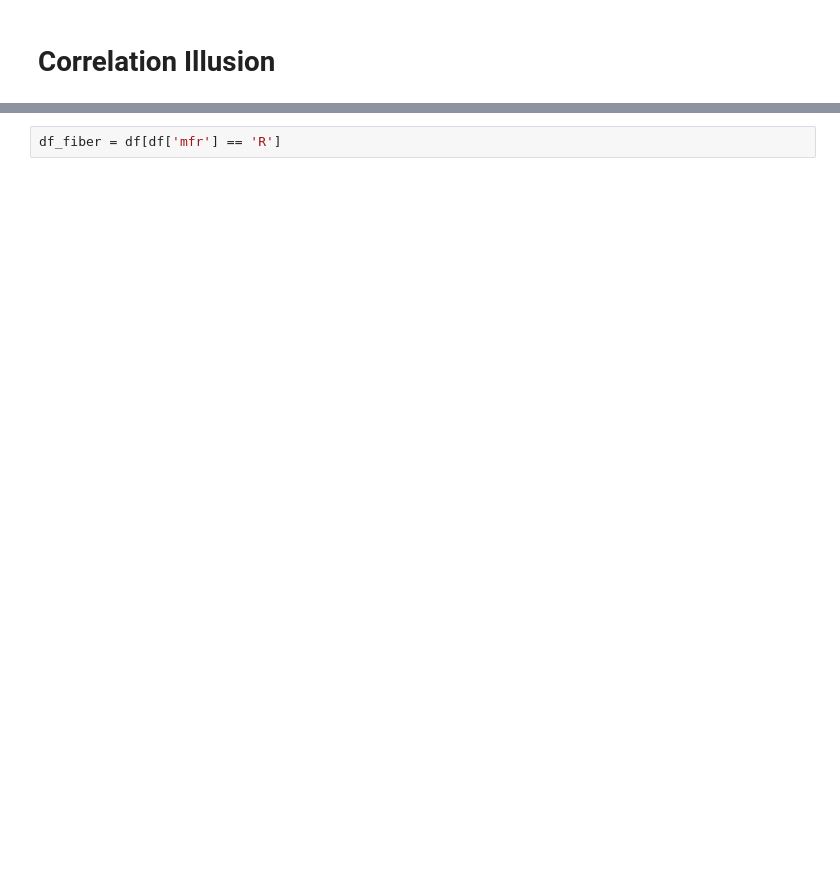
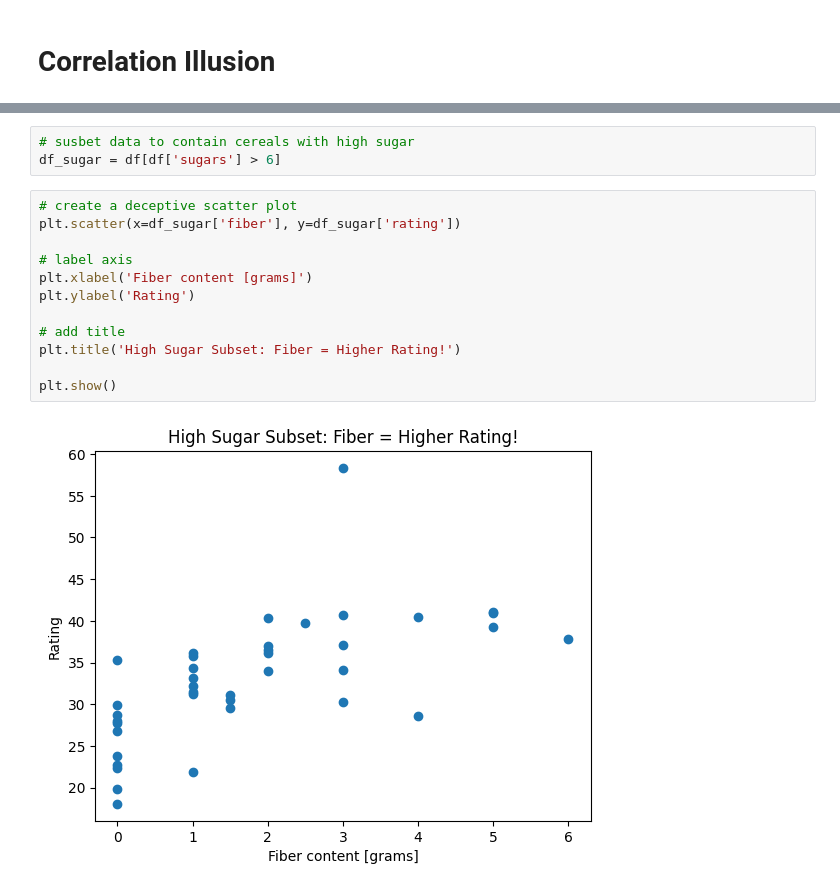
Before and after one commit to Bolajiiii/Data-Science-From-Scratch-Journey, a Jupyter notebook: chapter_3/03_correlation_illusion.ipynb, the cells around one changed output, grey strips where cells are left out. Saved outputs shown, nothing was run; the diff lists cells and outputs as text; blank space fills up the shorter version.

```diff
--- a/chapter_3/03_correlation_illusion.ipynb
+++ b/chapter_3/03_correlation_illusion.ipynb
@@ -8,2 +20,17 @@ df = pd.read_csv("cereal.csv")
 # %%
-df_fiber = df[df['mfr'] == 'R']
+# susbet data to contain cereals with high sugar
+df_sugar = df[df['sugars'] > 6]
+# %%
+# create a deceptive scatter plot
+plt.scatter(x=df_sugar['fiber'], y=df_sugar['rating'])
+
+# label axis
+plt.xlabel('Fiber content [grams]')
+plt.ylabel('Rating')
+
+# add title
+plt.title('High Sugar Subset: Fiber = Higher Rating!')
+
+plt.show()
+# %% [output]
+[figure, added]
```
Also changed, not shown: parts of 11 cells of this notebook.
